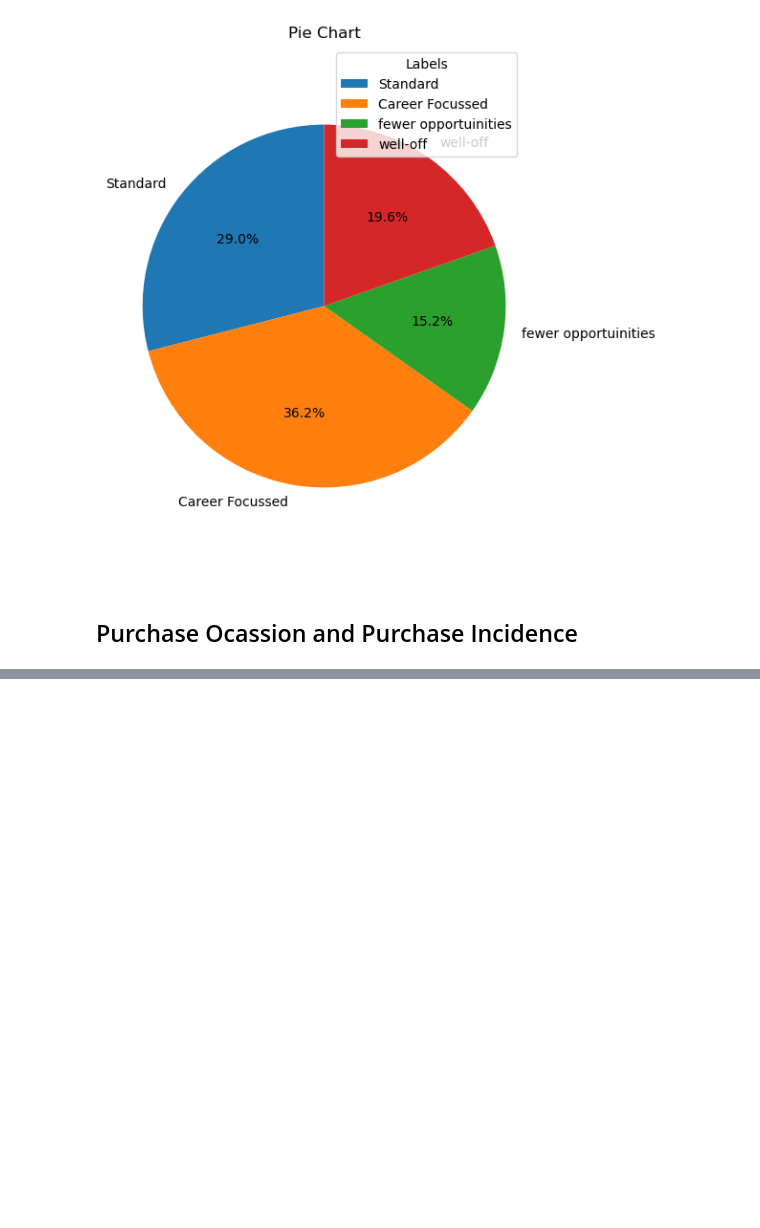
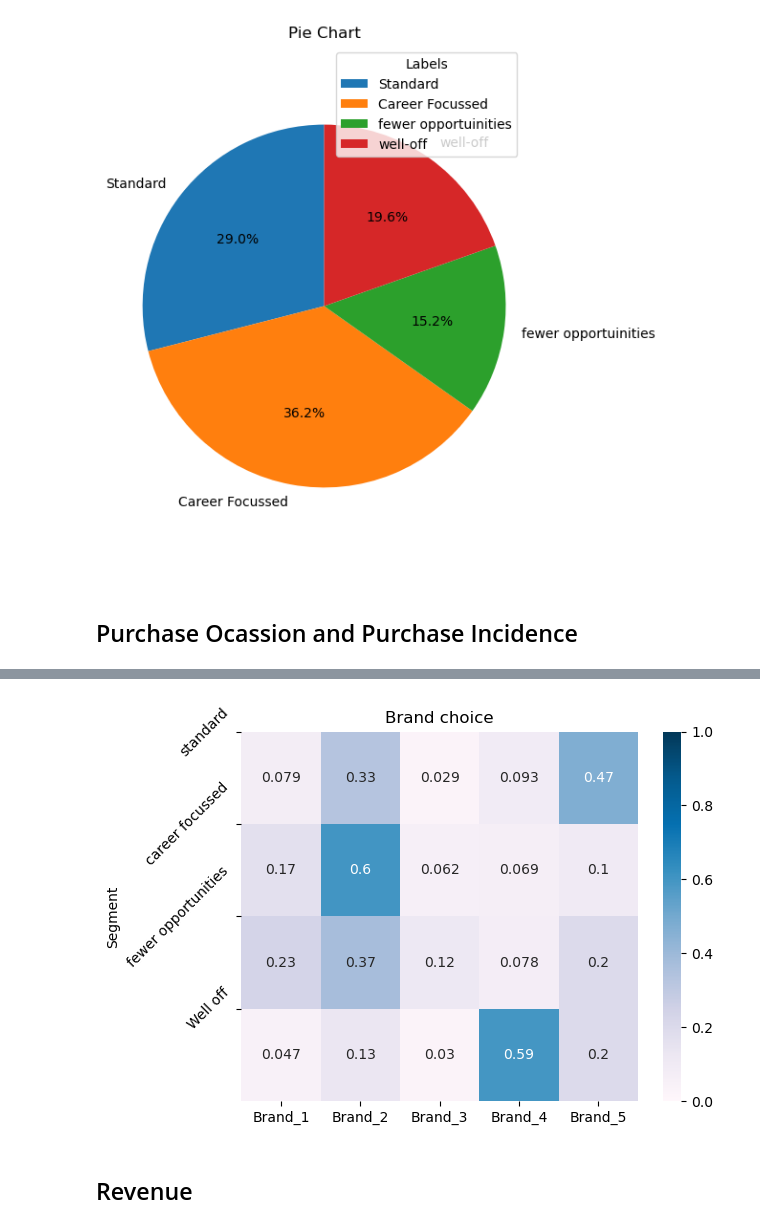
Before and after one commit to satwikboina111/CustomerAnalytics, a Jupyter notebook: Notebooks/Purchase_Analytics.ipynb, the cells around one changed output, grey strips where cells are left out. Drawn from its saved outputs; the diff is of its cells as text; code cells hidden in the pictures; blank space fills up the shorter version.

```diff
--- a/Notebooks/Purchase_Analytics.ipynb
+++ b/Notebooks/Purchase_Analytics.ipynb
@@ -204,0 +267,3 @@ plot_pie_chart(values = segment_prop['proportions'],labels = segment_prop['Segme
+# %%
+df_purchase_incidence = df.loc[df['Incidence']==1]
+df_purchase_incidence
@@ -204,0 +284,4 @@ plot_pie_chart(values = segment_prop['proportions'],labels = segment_prop['Segme
+# %%
+brand_dummies = pd.get_dummies(df_purchase_incidence['Brand'],prefix = 'Brand',prefix_sep="_")
+brand_dummies['Segment'],brand_dummies['ID'] = df_purchase_incidence['Segment'],df_purchase_incidence['ID']
+brand_dummies
@@ -204,0 +302,14 @@ plot_pie_chart(values = segment_prop['proportions'],labels = segment_prop['Segme
+# %%
+brand_dummies = brand_dummies.groupby(['Segment','ID'],as_index=False).mean()
+brand_dummies = brand_dummies.groupby(['Segment'],as_index=False).mean()
+brand_dummies.drop(columns = 'ID',inplace= True)
+brand_dummies = brand_dummies.set_index(keys = "Segment")
+# %%
+sns.heatmap(data = brand_dummies, vmin =0,vmax=1,cmap="PuBu",annot = True)
+plt.yticks([0,1,2,3],["standard","career focussed","fewer opportunities","Well off"],rotation = 45)
+plt.title("Brand choice")
+plt.show()
+# %% [output]
+[figure, added]
+# %% [markdown]
+## Revenue
```
Also changed, not shown: parts of 11 cells of this notebook.
